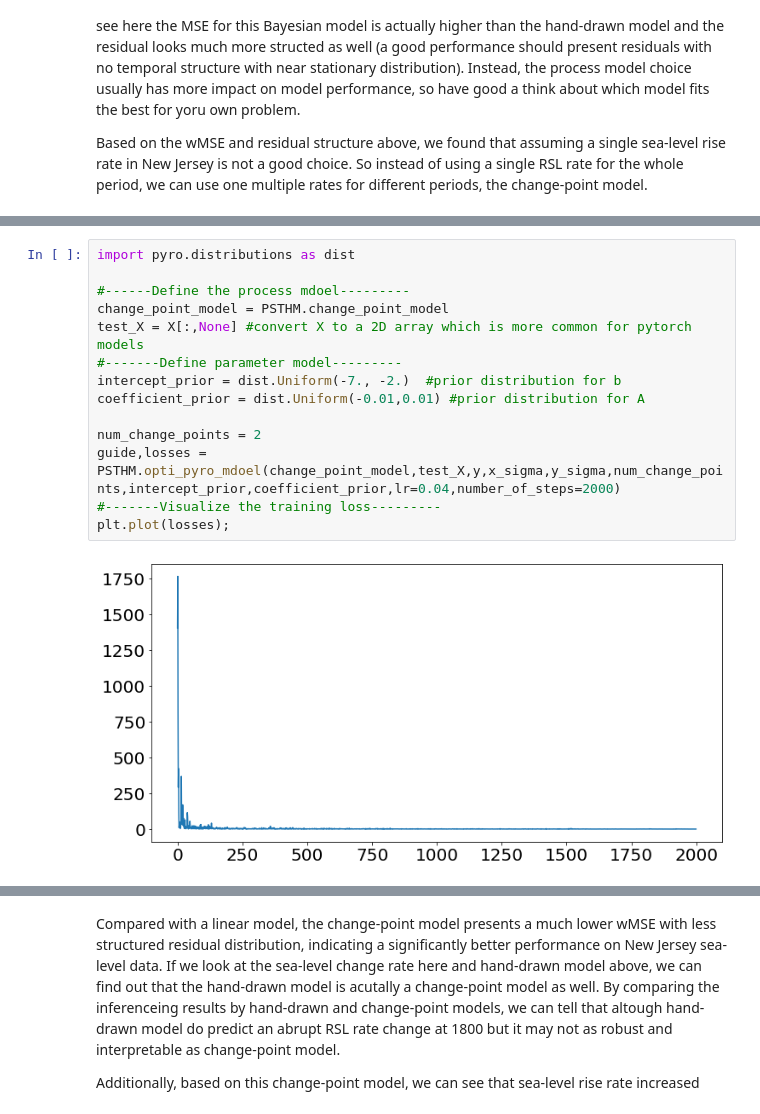
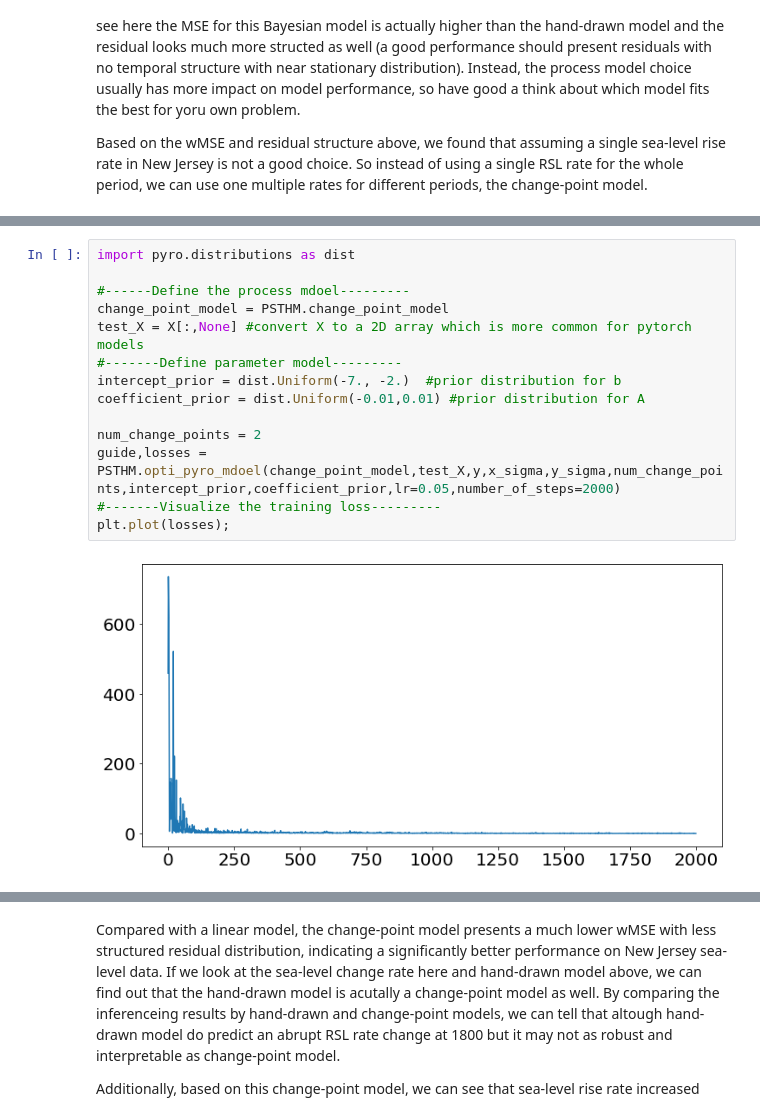
Before and after one commit to radical-collaboration/PaleoSTeHM, a Jupyter notebook: Tutorials/1. Introduction/2. Process level modelling.ipynb, the cells around one changed output, grey strips where cells are left out. Drawn from its saved outputs; the diff is of its cells as text.

```diff
--- a/Tutorials/1. Introduction/2. Process level modelling.ipynb
+++ b/Tutorials/1. Introduction/2. Process level modelling.ipynb
@@ -315,19 +315,19 @@ $$
 # %%
 import pyro.distributions as dist
 
 #------Define the process mdoel---------
 change_point_model = PSTHM.change_point_model
 test_X = X[:,None] #convert X to a 2D array which is more common for pytorch models
 #-------Define parameter model---------
 intercept_prior = dist.Uniform(-7., -2.)  #prior distribution for b
 coefficient_prior = dist.Uniform(-0.01,0.01) #prior distribution for A
 
 num_change_points = 2
-guide,losses = PSTHM.opti_pyro_mdoel(change_point_model,test_X,y,x_sigma,y_sigma,num_change_points,intercept_prior,coefficient_prior,lr=0.04,number_of_steps=2000)
+guide,losses = PSTHM.opti_pyro_mdoel(change_point_model,test_X,y,x_sigma,y_sigma,num_change_points,intercept_prior,coefficient_prior,lr=0.05,number_of_steps=2000)
 #-------Visualize the training loss---------
 plt.plot(losses);
 # %% [output]
-[figure, old version]
+[figure, new version]
 # %%
 posterior = PSTHM.get_change_point_posterior(guide,1000)
 
```
Also changed, not shown: parts of 2 cells of this notebook, 2 other files.
